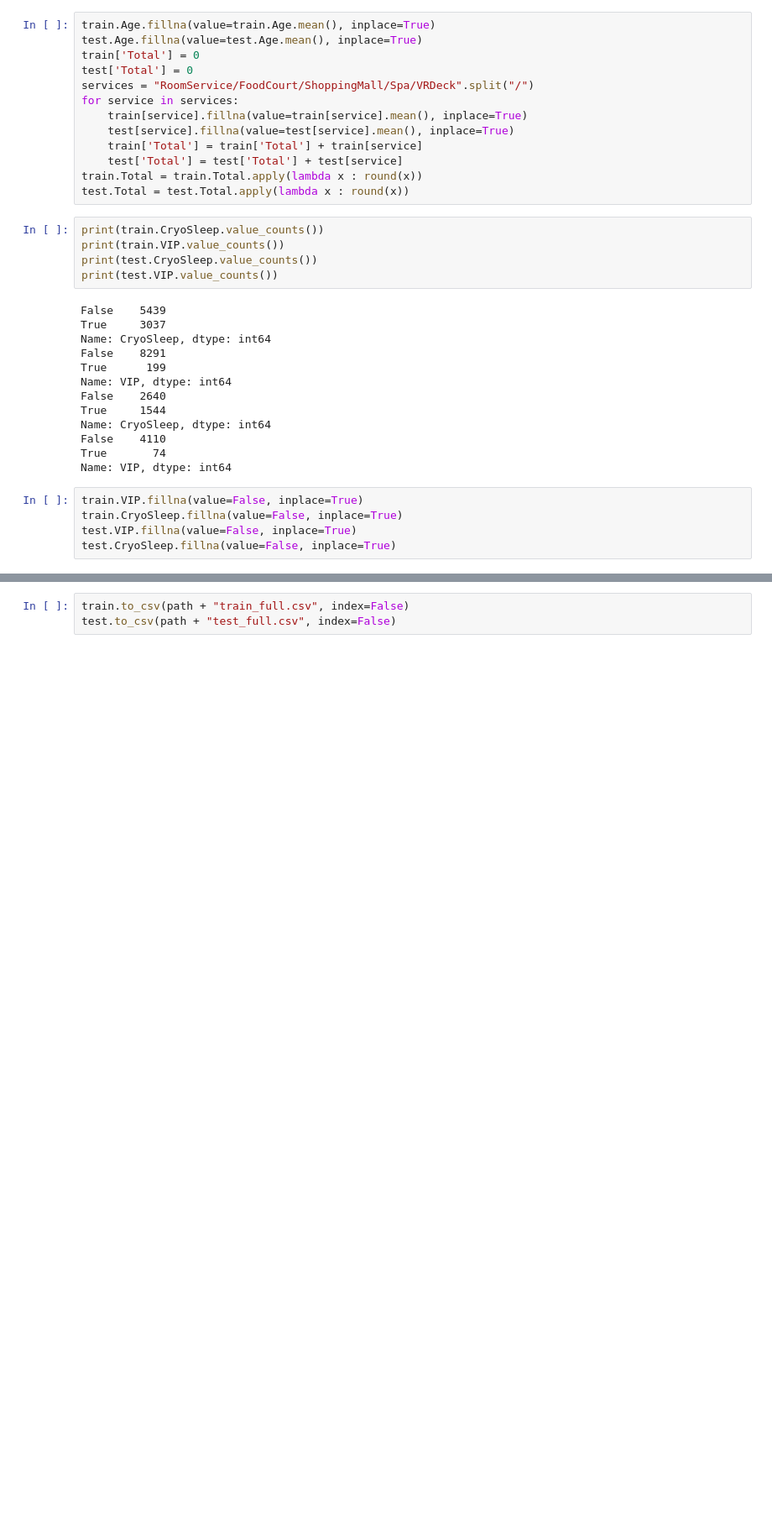
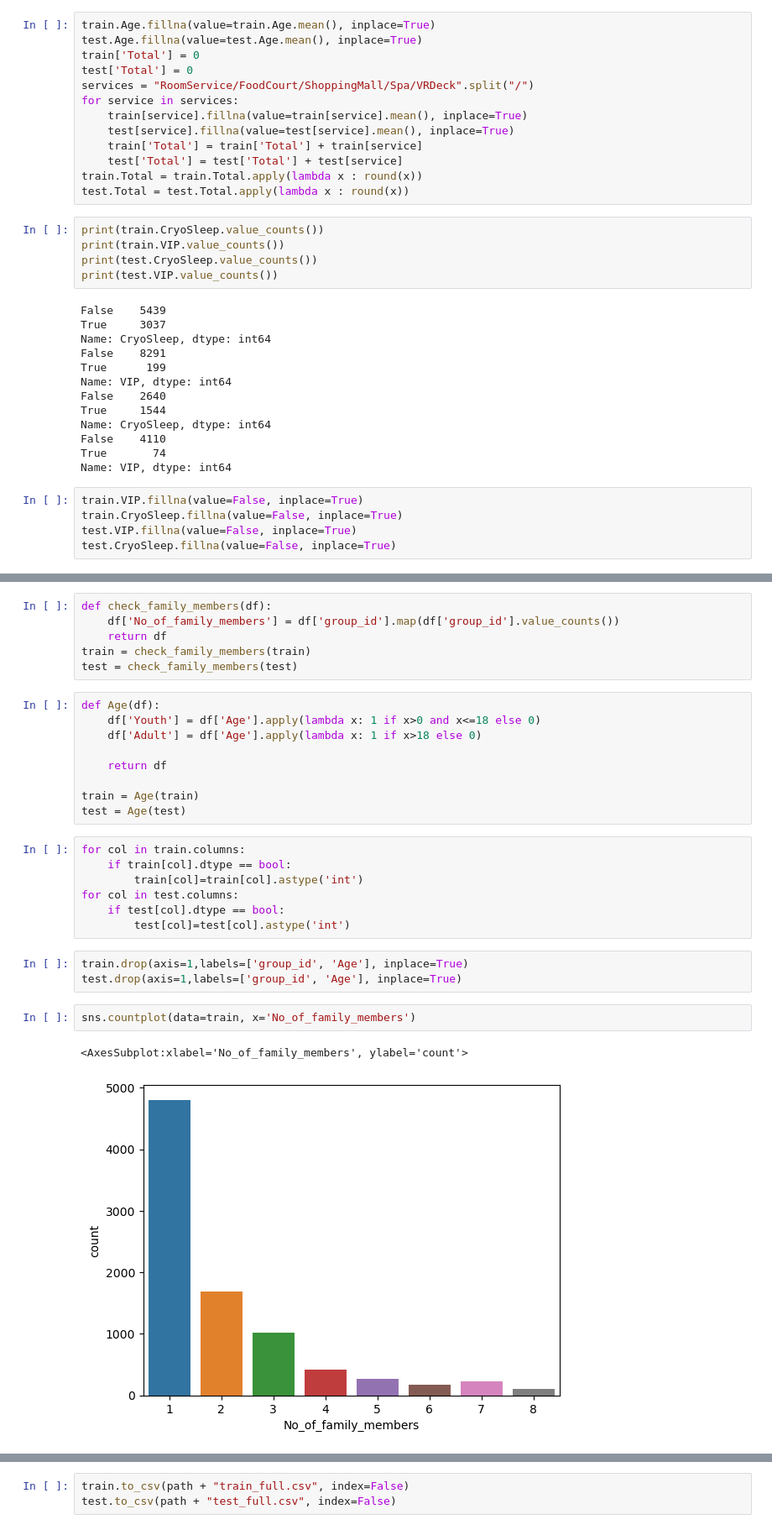
Before and after one commit to dundundundun5/python, a Jupyter notebook: kaggle/spaceship_titanic_preprocessing.ipynb, the cells around one changed output, grey strips where cells are left out. Shown at 84% size. Drawn from its saved outputs; the diff is of its cells as text; blank space fills up the shorter version.

```diff
--- a/kaggle/spaceship_titanic_preprocessing.ipynb
+++ b/kaggle/spaceship_titanic_preprocessing.ipynb
@@ -219,0 +142,30 @@ train_full_y
+# %%
+def check_family_members(df):
+    df['No_of_family_members'] = df['group_id'].map(df['group_id'].value_counts())
+    return df
+train = check_family_members(train)
+test = check_family_members(test)
+# %%
+def Age(df):
+    df['Youth'] = df['Age'].apply(lambda x: 1 if x>0 and x<=18 else 0)
+    df['Adult'] = df['Age'].apply(lambda x: 1 if x>18 else 0)
+
+    return df
+
+train = Age(train)
+test = Age(test)
+# %%
+for col in train.columns:
+    if train[col].dtype == bool:
+        train[col]=train[col].astype('int')
+for col in test.columns:
+    if test[col].dtype == bool:
+        test[col]=test[col].astype('int')
+# %%
+train.drop(axis=1,labels=['group_id', 'Age'], inplace=True)
+test.drop(axis=1,labels=['group_id', 'Age'], inplace=True)
+# %%
+sns.countplot(data=train, x='No_of_family_members')
+# %% [output]
+<AxesSubplot:xlabel='No_of_family_members', ylabel='count'>
+[figure, added]
```
Also changed, not shown: parts of 18 cells of this notebook, 2 other files.
